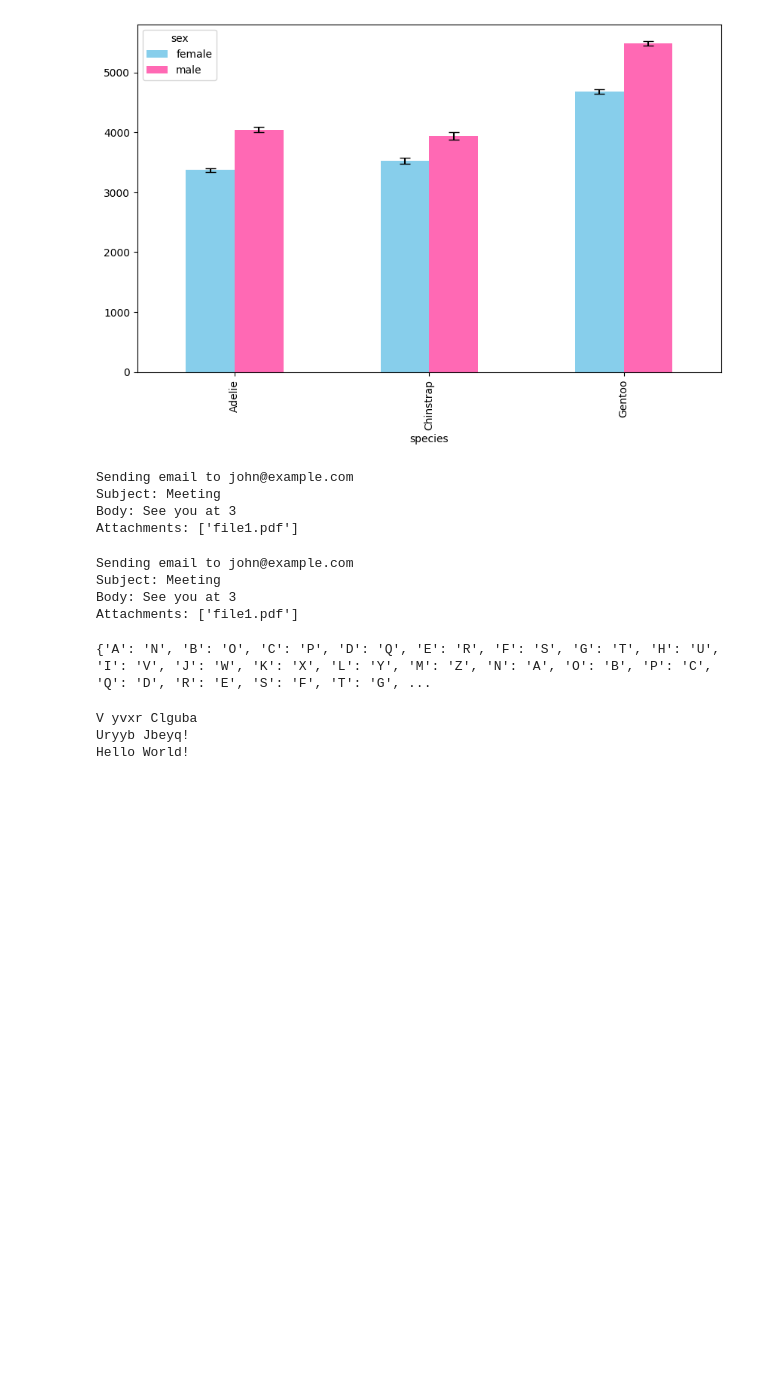
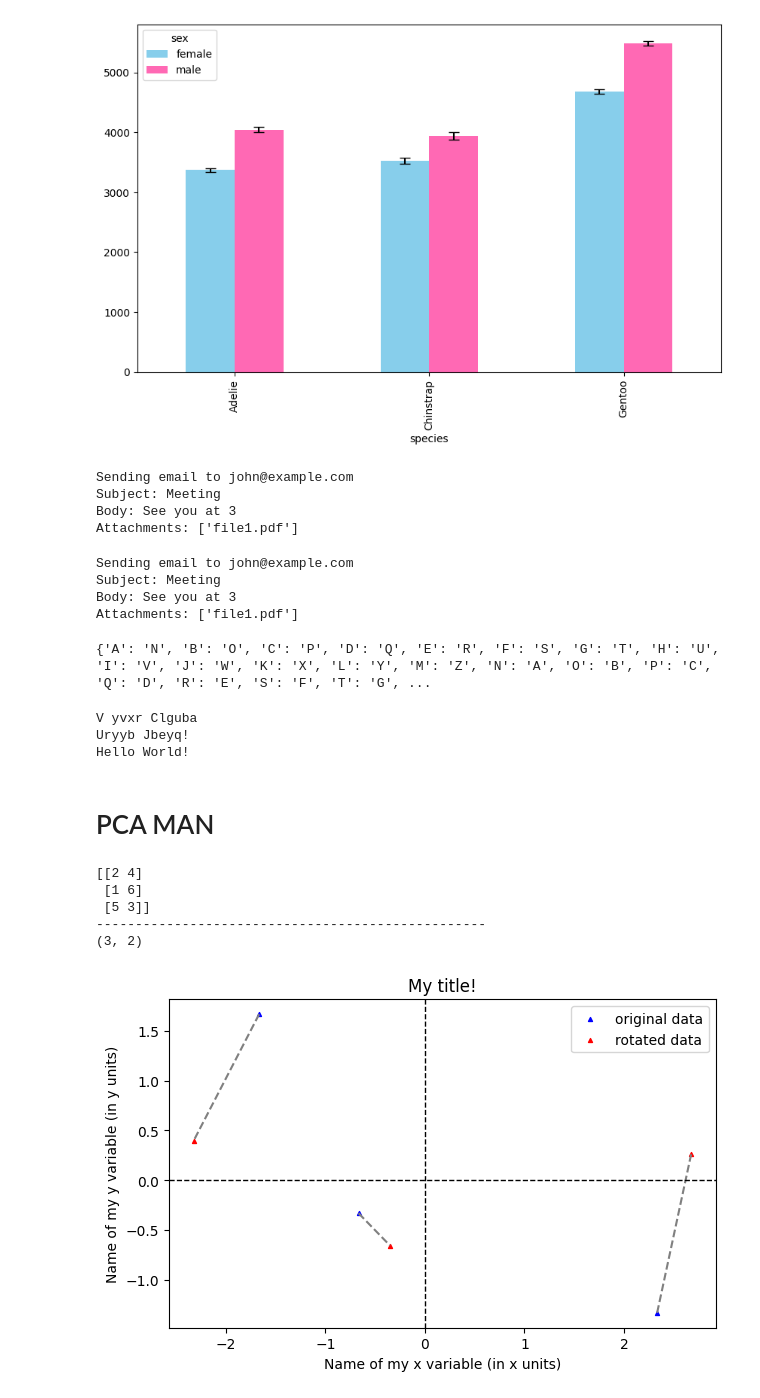
Before and after one commit to aminem0/pywork, a Jupyter notebook: notebooks/jupy04-matplotlib.ipynb, the cells around one changed output. Cells and saved outputs as stored; diff of their text form; code cells hidden in the pictures; blank space fills up the shorter version.

```diff
--- a/notebooks/jupy04-matplotlib.ipynb
+++ b/notebooks/jupy04-matplotlib.ipynb
@@ -965,3 +768,5 @@ print(decoded_text)
 V yvxr Clguba
 Uryyb Jbeyq!
 Hello World!
+# %% [markdown]
+# PCA MAN
@@ -967,0 +783,46 @@ Hello World!
+# %%
+import numpy as np
+
+mat1 = np.array([[2, 4],
+                 [1, 6],
+                 [5, 3]])
+
+print(mat1)
+print("-" * 50)
+print(mat1.shape)
+# %% [output]
+[[2 4]
+ [1 6]
+ [5 3]]
+--------------------------------------------------
+(3, 2)
+# %%
+F_scores = pca(X = mat1)
+mat1_c = mat1 - mat1.mean(axis=0)
+# %%
+import matplotlib.pyplot as plt
+# The following code is equivalent
+fig, ax = plt.subplots(nrows=1, ncols=1)
+
+ax.set_aspect(aspect="equal", adjustable="box")
+
+ax.scatter(x=mat1_c[:, 0], y=mat1_c[:, 1], color="blue", marker="^", s=8, label="original data")
+ax.scatter(x=F_scores[:, 0], y=F_scores[:, 1], color="red", marker="^", s=8, label="rotated data")
+
+
+for i in range(mat1_c.shape[0]):
+    ax.plot([mat1_c[i, 0], F_scores[i, 0]], [mat1_c[i, 1], F_scores[i, 1]], color='gray', linestyle='--')
+
+ax.set_xlabel(xlabel="Name of my x variable (in x units)")
+ax.set_ylabel(ylabel="Name of my y variable (in y units)")
+ax.axvline(x=0, color="black", linestyle="dashed", linewidth=1)
+ax.axhline(y=0, color="black", linestyle="dashed", linewidth=1)
+ax.set_title(label="My title!")
+
+ax.legend()
+
+fig.tight_layout()
+#fig.show()
+#fig.savefig(fname="my_second_fig.png", dpi=300, bbox_inches="tight")
+# %% [output]
+[figure, added]
```
Also changed, not shown: parts of 7 cells of this notebook, 11 other files.
